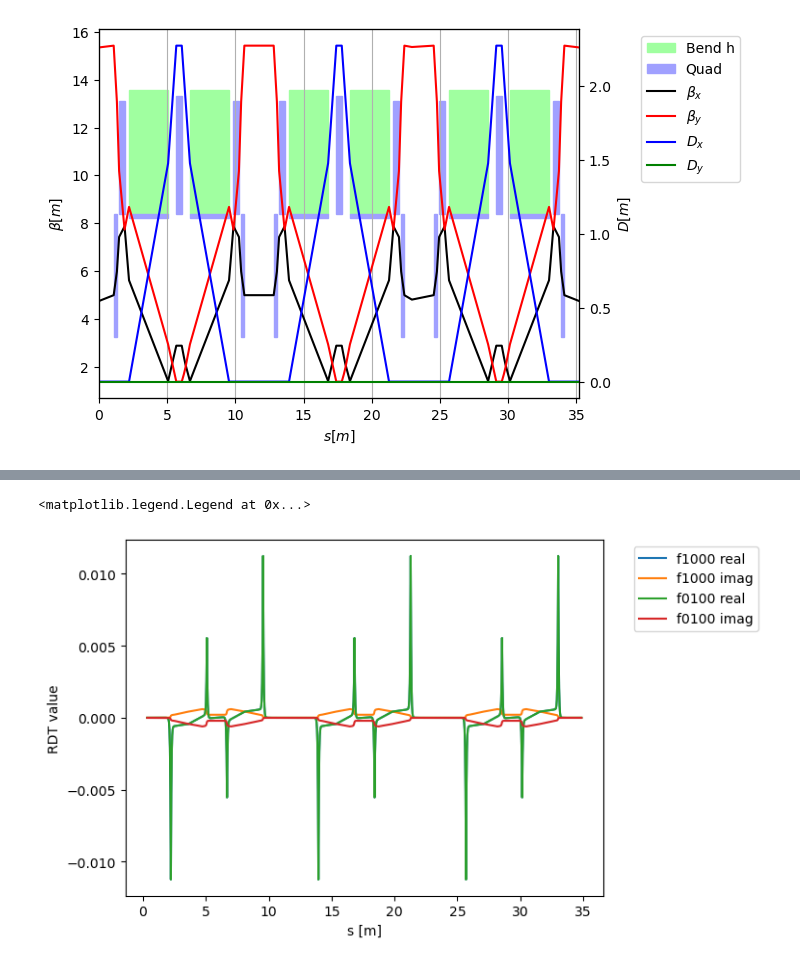
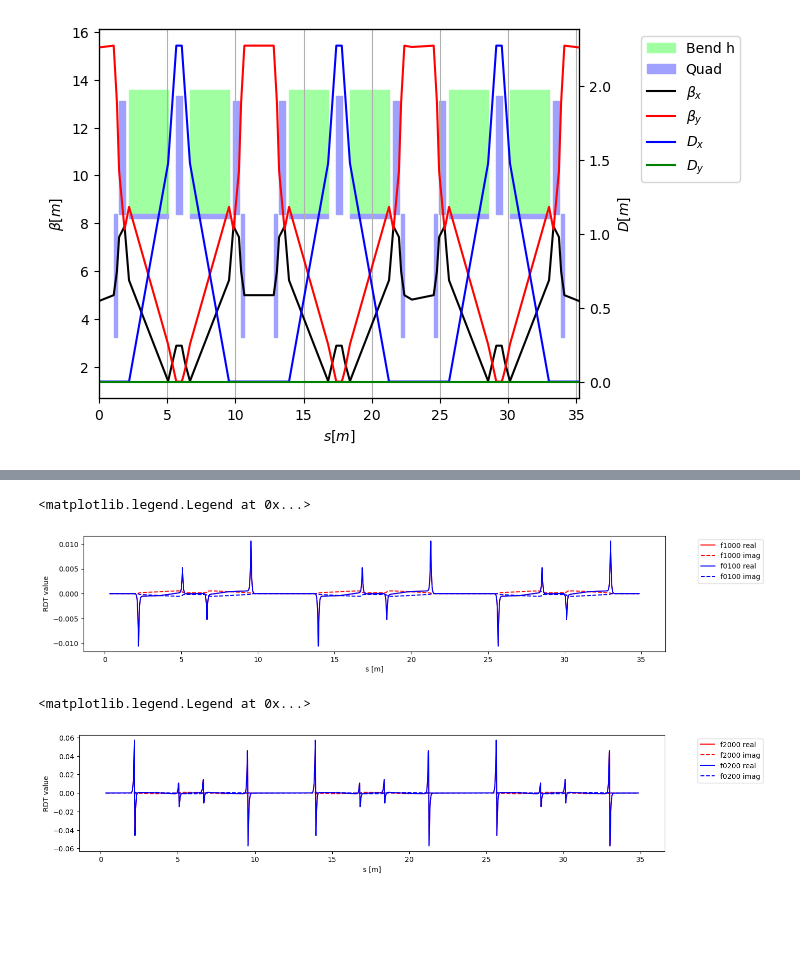
Before and after one commit to xsuite/bpmeth, a Jupyter notebook: examples/HeLICS/ring/HeLICS_RDTs.ipynb, the cells around one changed output, grey strips where cells are left out. Cells and saved outputs as stored; diff of their text form; code cells hidden in the pictures; blank space fills up the shorter version.

Commit message:
Added quadrupole component to RDT treatment

```diff
--- a/examples/HeLICS/ring/HeLICS_RDTs.ipynb
+++ b/examples/HeLICS/ring/HeLICS_RDTs.ipynb
@@ -101,5 +101,18 @@ data = np.loadtxt("../dipole/HeLICS_fieldmap_tanh.csv", skiprows=1, delimiter=',
 magnet = bpmeth.Fieldmap(data)
 
 fig, ax = plt.subplots()
-segments, splines = magnet.fit_spline_multipoles(components=[1], step=50, smin=-l_magn/2-10*gap, smax=0, ax=ax)
+segments, splines = magnet.fit_spline_multipoles(components=[1, 2], step=75, smin=-l_magn/2-10*gap, smax=0, ax=ax)
+
+def segment_indices(xs, segments):
+    """Return the segment indices for points xs given uniform [start, end] segments."""
+    segment_ends = [segments[0][0]] + [seg[1] for seg in segments]
+    x_min = segment_ends[0]
+    x_max = segment_ends[-1]
+    dx = segment_ends[1] - segment_ends[0]
+    num_segments = len(segment_ends) - 1
+
+    xs = np.asarray(xs)
+    indices = np.floor((xs - x_min) / dx).astype(int)
+    indices = np.clip(indices, 0, num_segments - 1)
+    return indices
 # %% [output]
@@ -107,3 +120,11 @@ segments, splines = magnet.fit_spline_multipoles(components=[1], step=50, smin=-
+# %%
+def heaviside_tol(x, tol=1e-10, h0=0.5):
+    """Heaviside step function with numerical tolerance for central value"""
+    x = np.asarray(x)
+    res = np.zeros_like(x, dtype=float)
+    res[x > tol] = 1.0
+    res[np.abs(x) <= tol] = h0  # value at the "center"
+    return res
 # %%
 ####################################
 # Perturbing fields for one dipole #
@@ -226,9 +317,11 @@ np.float64(35.197078185750534)
 s = sp.symbols("s")
 hs = sp.symbols("hs")
 b1 = sp.Function("b1")(s)
+b2 = sp.Function("b2")(s)
 
 dip_straight = bpmeth.FieldExpansion(b=(b1, ))
 dip_curved = bpmeth.FieldExpansion(b=(b1, ), hs=hs)
+quad_curved = bpmeth.FieldExpansion(b=("0", b2), hs=hs)
 
 #################
 # Symbolic RDTs #
@@ -238,6 +331,8 @@ order = 3
 betx, bety, alphx, alphy = sp.symbols("beta_x beta_y alpha_x alpha_y")
 h_dip_straight = dip_straight.calc_RDTs(order, betx=betx, bety=bety, alphx=alphx, alphy=alphy)
 h_dip_curved = dip_curved.calc_RDTs(order, betx=betx, bety=bety, alphx=alphx, alphy=alphy)
+
+h_quad_curved = quad_curved.calc_RDTs(order, betx=betx, bety=bety, alphx=alphx, alphy=alphy)
 # %%
 #####################################################
 # Transform the symbolic expressions into functions #
@@ -281,7 +407,7 @@ line_sliced = line.copy()
 
 # Evenly spaced around dipole edges. Cancellations play a role,
 # so symmetry is important - we don't want to include a net dipole field!
-ns = 20
+ns = 101
 s_to_slice = np.array([[np.linspace(dc - l_magn/2 - 5*gap, dc - l_magn/2 + 5*gap, ns) for dc in dipole_centers],
                        [np.linspace(dc + l_magn/2 - 5*gap, dc + l_magn/2 + 5*gap, ns) for dc in dipole_centers],
                        ]).flatten()
@@ -295,4 +421,8 @@ tw = line_sliced.twiss4d(at_s = s_to_slice)
 # Inspect points around first dipole
 fig, ax = plt.subplots(figsize=(15, 3))
 ax.plot(tw.s, b1_pert_ring(tw.s), marker='.', linewidth=0.5)
+
+fig, ax = plt.subplots(figsize=(15, 3))
+ax.plot(tw.s, b2_pert_ring(tw.s), marker='.', linewidth=0.5)
+ax.set_xlim(1, 6)
 # %% [output]
@@ -313,16 +443,32 @@ plt.savefig("figures/ELENA_closed_orbit_distortion_due_to_dipole_fringes.png", d
 # %%
 #####################################################
 # Plot RDTs responsible for closed orbit distortion #
 #####################################################
 
-fig, ax = plt.subplots()
-ax.plot(tw.s, f(h_fringe, 1,0,0,0, tw.s, tw.mux, tw.muy, tw).real, label="f1000 real")
-ax.plot(tw.s, f(h_fringe, 1,0,0,0, tw.s, tw.mux, tw.muy, tw).imag, label="f1000 imag")
-ax.plot(tw.s, f(h_fringe, 0,1,0,0, tw.s, tw.mux, tw.muy, tw).real, label="f0100 real")
-ax.plot(tw.s, f(h_fringe, 0,1,0,0, tw.s, tw.mux, tw.muy, tw).imag, label="f0100 imag")
+fig, ax = plt.subplots(figsize=(15, 3))
+ax.plot(tw.s, f(h_fringe, 1,0,0,0, tw.s, tw.mux, tw.muy, tw).real, label="f1000 real", color="red")
+ax.plot(tw.s, f(h_fringe, 1,0,0,0, tw.s, tw.mux, tw.muy, tw).imag, label="f1000 imag", color="red", ls='--')
+ax.plot(tw.s, f(h_fringe, 0,1,0,0, tw.s, tw.mux, tw.muy, tw).real, label="f0100 real", color="blue")
+ax.plot(tw.s, f(h_fringe, 0,1,0,0, tw.s, tw.mux, tw.muy, tw).imag, label="f0100 imag", color="blue", ls='--')
 ax.set_xlabel('s [m]')
 ax.set_ylabel('RDT value')
 plt.legend(bbox_to_anchor=(1.05, 1), loc='upper left')
 # %% [output]
 <matplotlib.legend.Legend at 0x...>
-[figure, old version]
+[figure, new version]
+# %%
+#############################
+# Plot main quadrupole RDTs #
+#############################
+
+fig, ax = plt.subplots(figsize=(15, 3))
+ax.plot(tw.s, f(h_fringe, 2,0,0,0, tw.s, tw.mux, tw.muy, tw).real, label="f2000 real", color="red")
+ax.plot(tw.s, f(h_fringe, 2,0,0,0, tw.s, tw.mux, tw.muy, tw).imag, label="f2000 imag", color="red", ls='--')
+ax.plot(tw.s, f(h_fringe, 0,2,0,0, tw.s, tw.mux, tw.muy, tw).real, label="f0200 real", color="blue")
+ax.plot(tw.s, f(h_fringe, 0,2,0,0, tw.s, tw.mux, tw.muy, tw).imag, label="f0200 imag", color="blue", ls='--')
+ax.set_xlabel('s [m]')
+ax.set_ylabel('RDT value')
+plt.legend(bbox_to_anchor=(1.05, 1), loc='upper left')
+# %% [output]
+<matplotlib.legend.Legend at 0x...>
+[figure, added]
```
Also changed, not shown: parts of 12 cells of this notebook, 3 other files.
